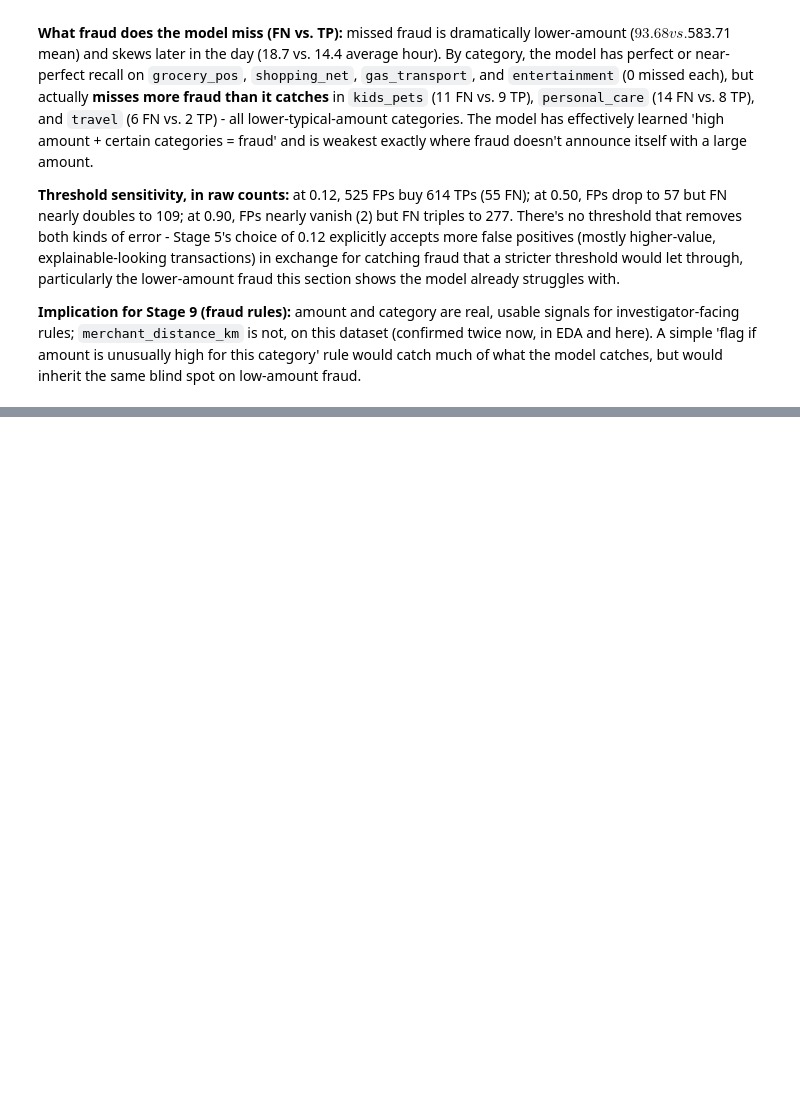
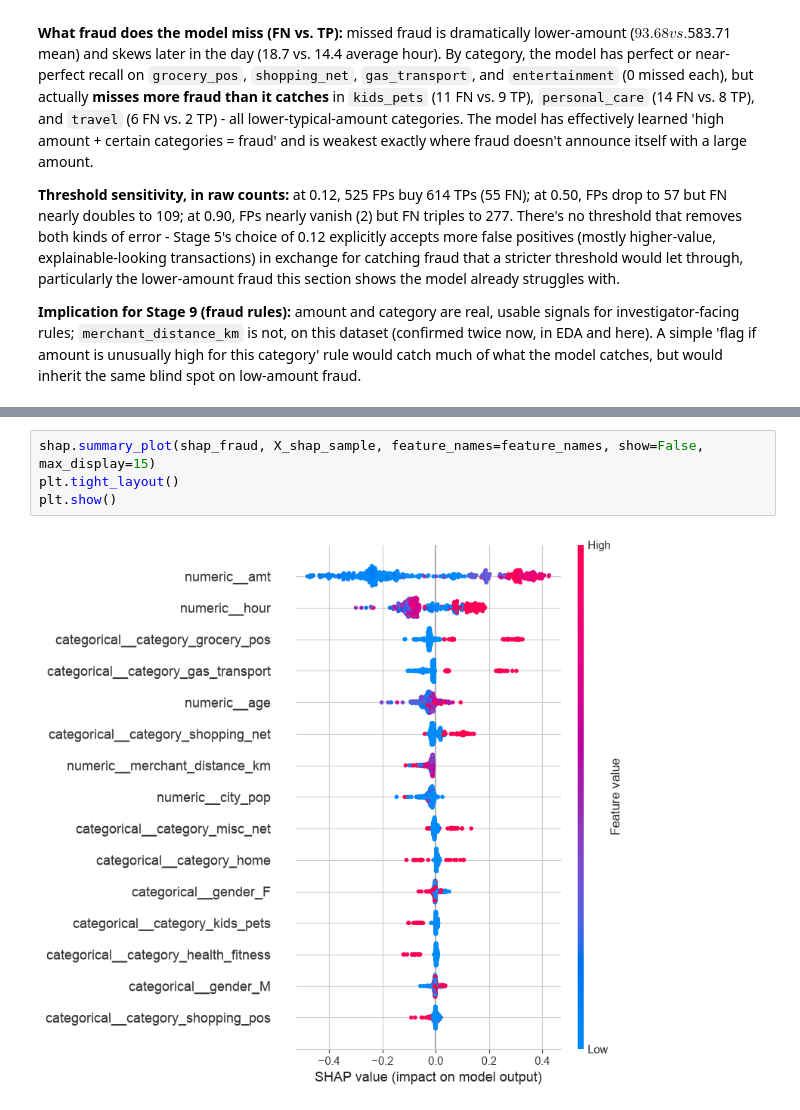
Before and after one commit to Ahussein9817/CreditCardFraudDetection, a Jupyter notebook: notebooks/04_error_analysis.ipynb, the cells around one changed output, grey strips where cells are left out. Drawn from its saved outputs; the diff is of its cells as text; blank space fills up the shorter version.

```diff
--- a/notebooks/04_error_analysis.ipynb
+++ b/notebooks/04_error_analysis.ipynb
@@ -227,0 +269,6 @@ At threshold 0.12: 614 true positives, 525 false positives, 55 false negatives,
+# %%
+shap.summary_plot(shap_fraud, X_shap_sample, feature_names=feature_names, show=False, max_display=15)
+plt.tight_layout()
+plt.show()
+# %% [output]
+[figure, added]
```
Also changed, not shown: parts of 8 cells of this notebook.
